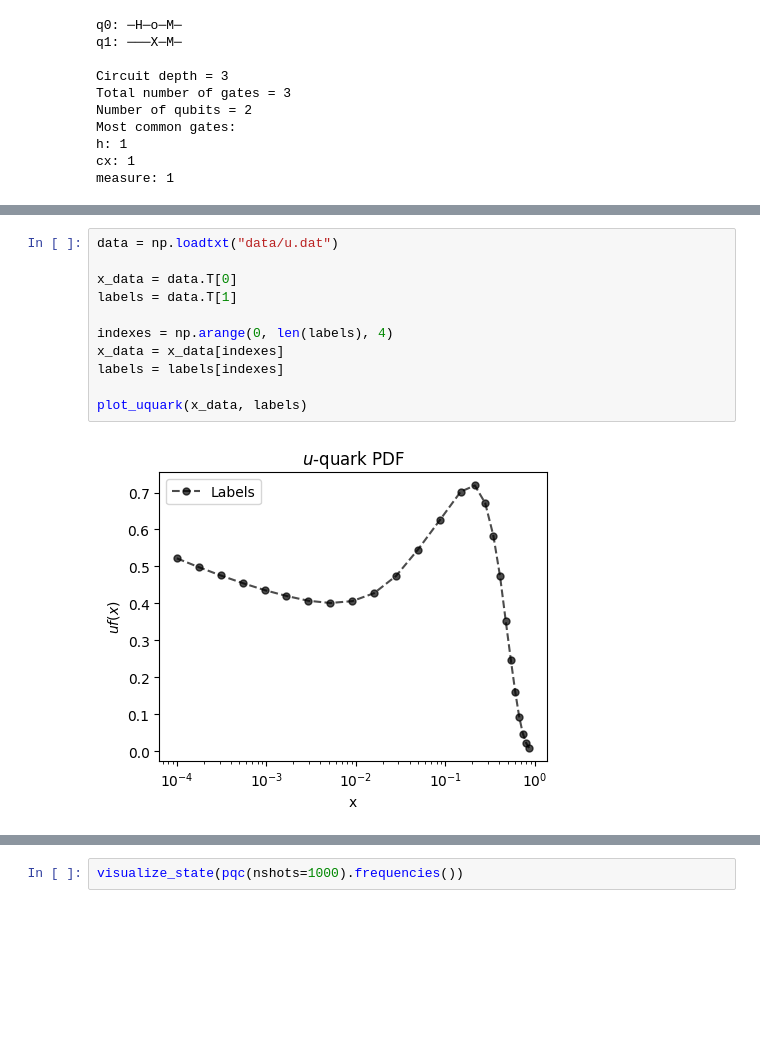
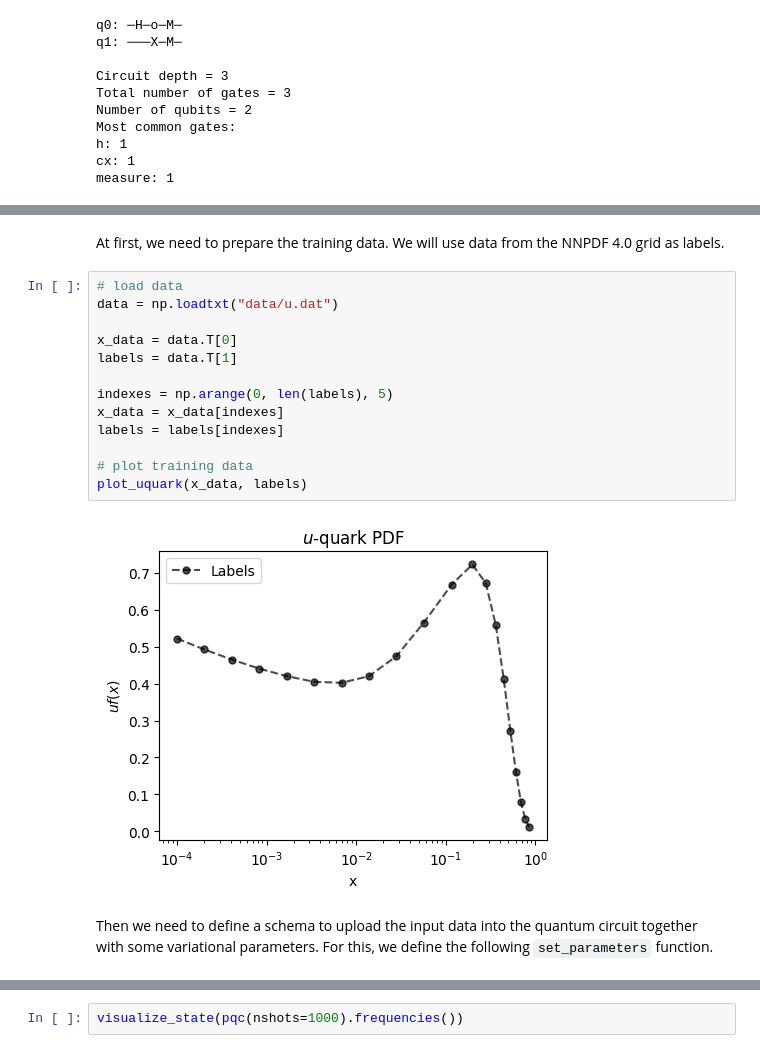
Before and after one commit to MatteoRobbiati/Qibo-PyHEP, a Jupyter notebook: qibo4HEP.ipynb, the cells around one changed output, grey strips where cells are left out. Saved outputs shown, nothing was run; the diff lists cells and outputs as text; blank space fills up the shorter version.

```diff
--- a/qibo4HEP.ipynb
+++ b/qibo4HEP.ipynb
@@ -193,16 +267,22 @@ visualize_state(pqc(nshots=1000).frequencies())
+# %% [markdown]
+At first, we need to prepare the training data. We will use data from the NNPDF 4.0 grid as labels.
 # %%
+# load data
 data = np.loadtxt("data/u.dat")
 
 x_data = data.T[0]
 labels = data.T[1]
 
-indexes = np.arange(0, len(labels), 4)
+indexes = np.arange(0, len(labels), 5)
 x_data = x_data[indexes]
 labels = labels[indexes]
 
+# plot training data
 plot_uquark(x_data, labels)
 # %% [output]
-[figure, old version]
+[figure, new version]
+# %% [markdown]
+Then we need to define a schema to upload the input data into the quantum circuit together with some variational parameters. For this, we define the following `set_parameters` function.
 # %%
 def set_parameters(circuit, nlayers, parameters, x):
     """
```
Also changed, not shown: parts of 43 cells of this notebook, 3 other files.
